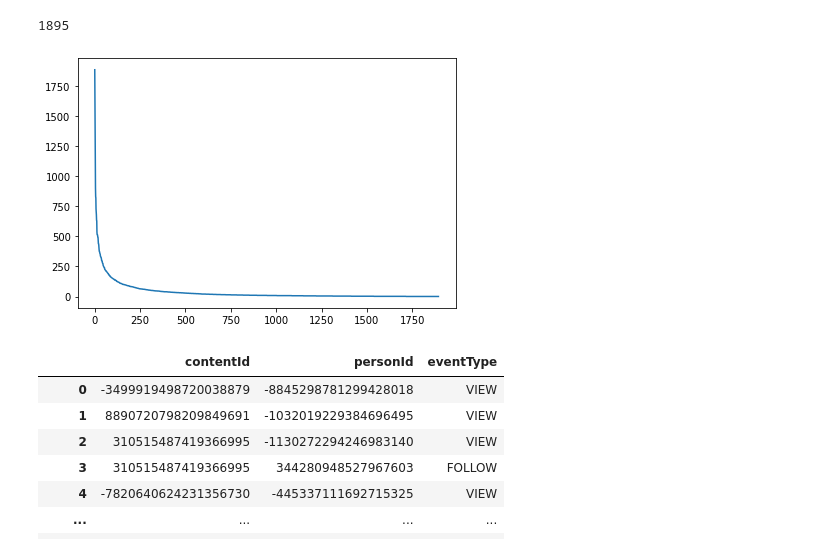
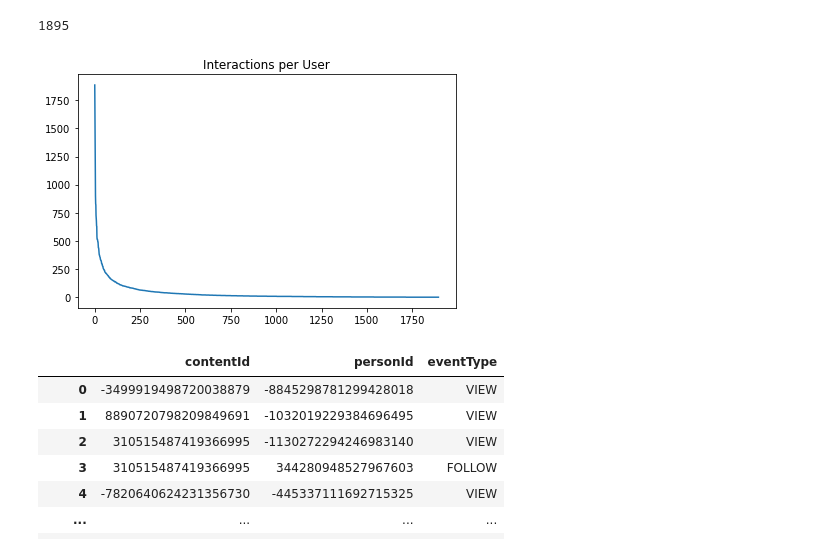
Before and after one commit to JoeJoe1313/Recommender-Systems, a Jupyter notebook: Copy_of_Content_based_Recommender_Example.ipynb, the cells around one changed output. Cells and saved outputs as stored; diff of their text form; code cells hidden in the pictures.

```diff
--- a/Copy_of_Content_based_Recommender_Example.ipynb
+++ b/Copy_of_Content_based_Recommender_Example.ipynb
@@ -61,10 +61,11 @@ len(distinct_users)
 # %%
 # interactions per user
 plt.plot(distinct_users.values)
+plt.title('Interactions per User')
 plt.tight_layout()
 plt.show()
 # %% [output]
-[figure, old version]
+[figure, new version]
 # %%
 interactions_df = interactions_df[['contentId', 'personId', 'eventType']]
 interactions_df
```
Also changed, not shown: parts of 4 cells of this notebook.
